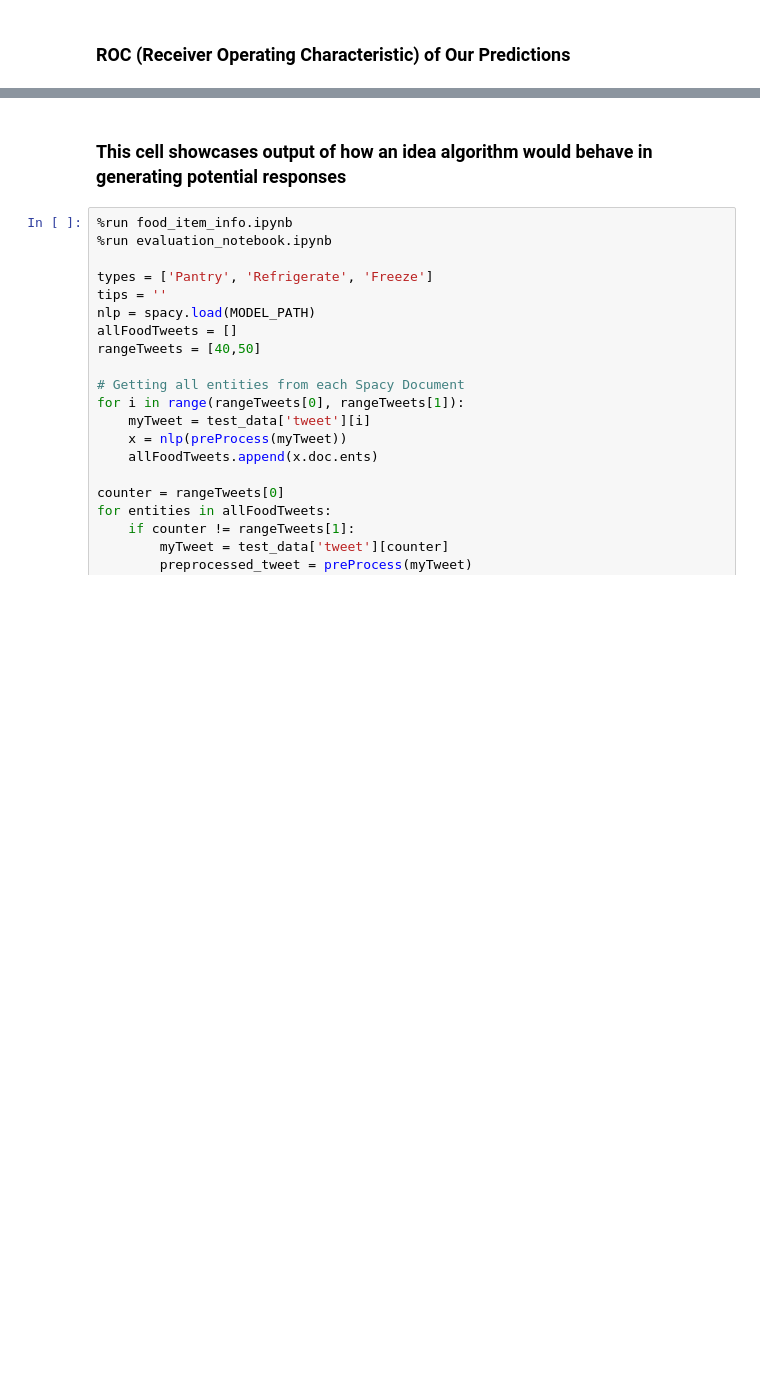
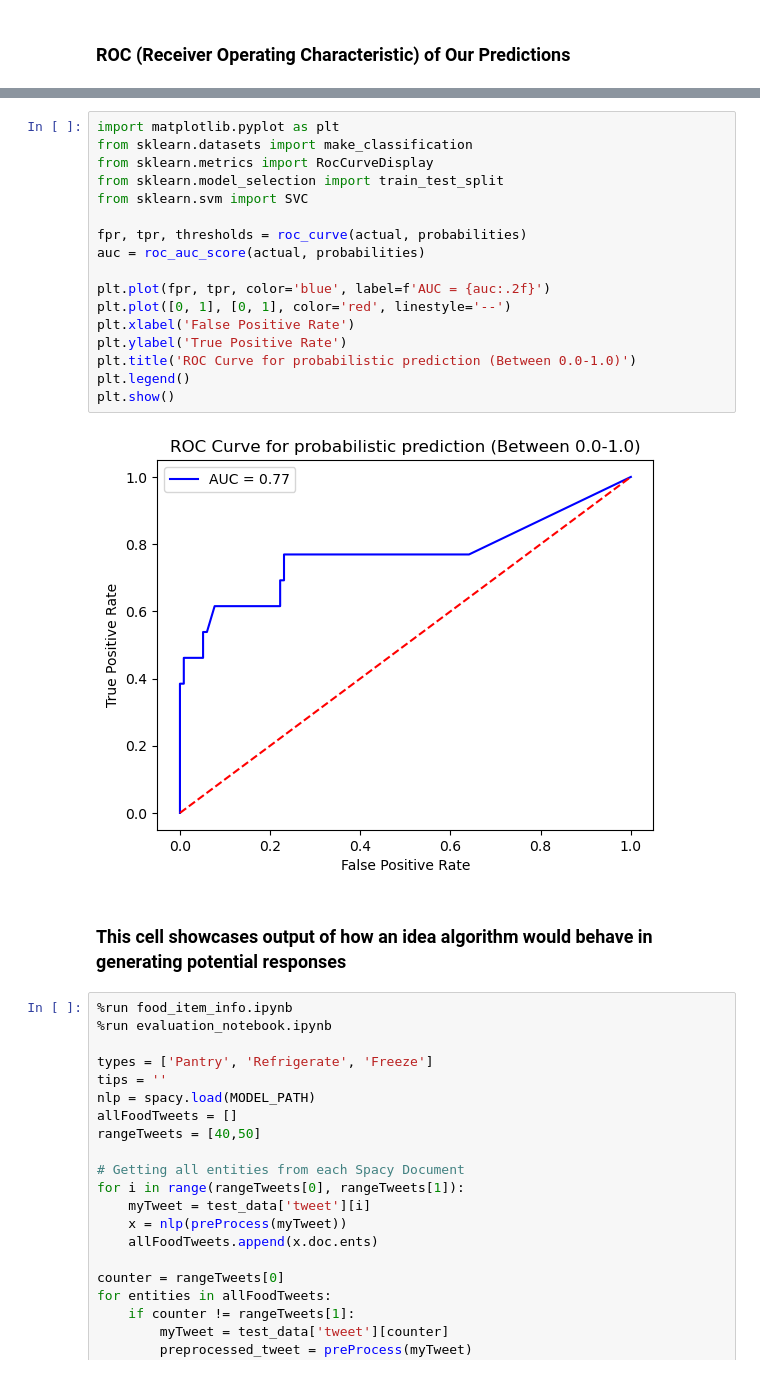
Before and after one commit to JustinBui/FoodKeeperResearch, a Jupyter notebook: response.ipynb, the cells around one changed output, grey strips where cells are left out. Cells and saved outputs as stored; diff of their text form; blank space fills up the shorter version.

```diff
--- a/response.ipynb
+++ b/response.ipynb
@@ -265,3 +270,22 @@ Our Area Under the Curve 0.9691358024691358
+# %%
+import matplotlib.pyplot as plt
+from sklearn.datasets import make_classification
+from sklearn.metrics import RocCurveDisplay
+from sklearn.model_selection import train_test_split
+from sklearn.svm import SVC
+
+fpr, tpr, thresholds = roc_curve(actual, probabilities)
+auc = roc_auc_score(actual, probabilities)
+
+plt.plot(fpr, tpr, color='blue', label=f'AUC = {auc:.2f}')
+plt.plot([0, 1], [0, 1], color='red', linestyle='--')
+plt.xlabel('False Positive Rate')
+plt.ylabel('True Positive Rate')
+plt.title('ROC Curve for probabilistic prediction (Between 0.0-1.0)')
+plt.legend()
+plt.show()
+# %% [output]
+[figure, added]
 # %% [markdown]
 ### This cell showcases output of how an idea algorithm would behave in generating potential responses
 # %%
```
Also changed, not shown: parts of 11 cells of this notebook, 2 other files.
